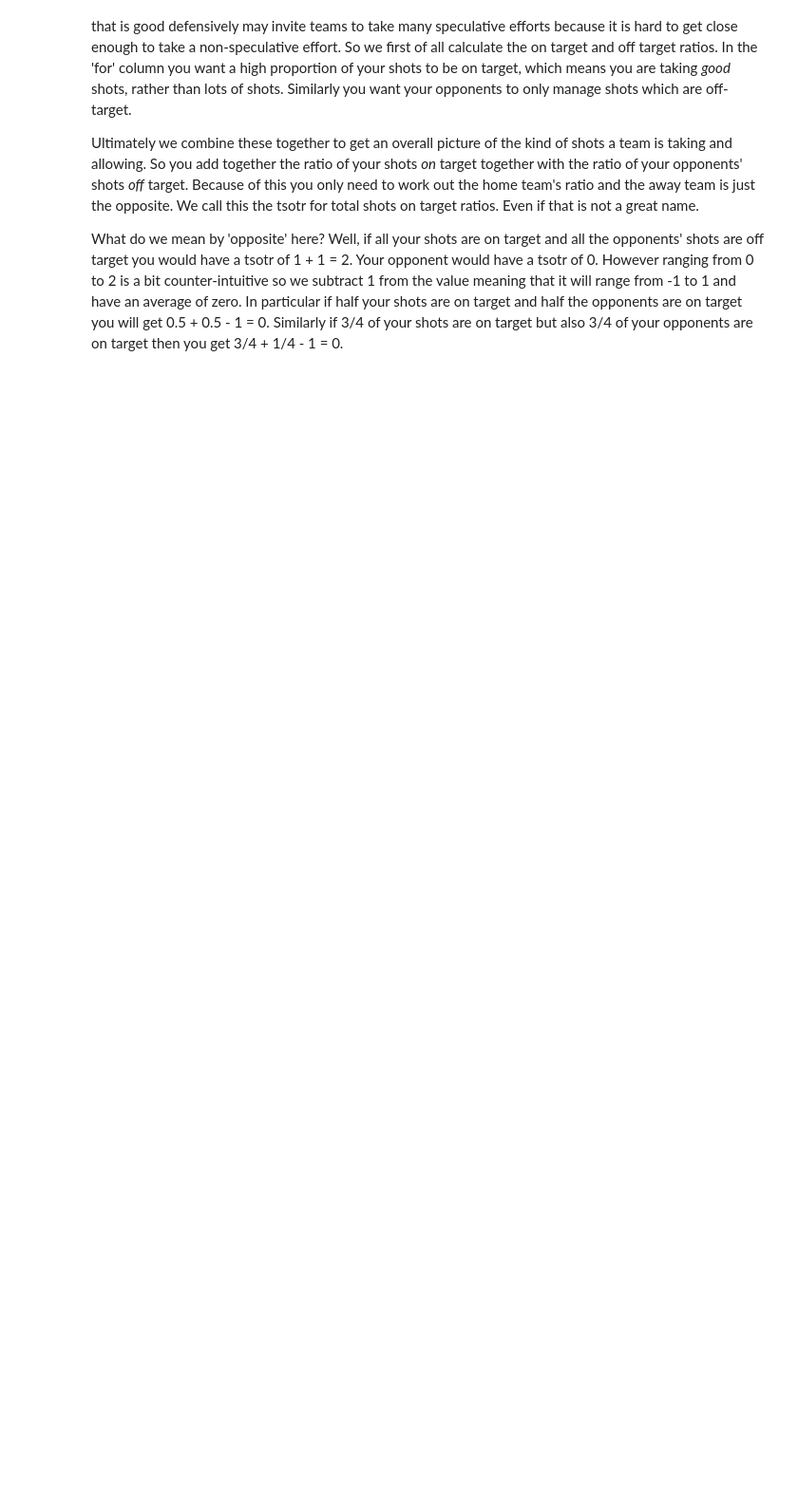
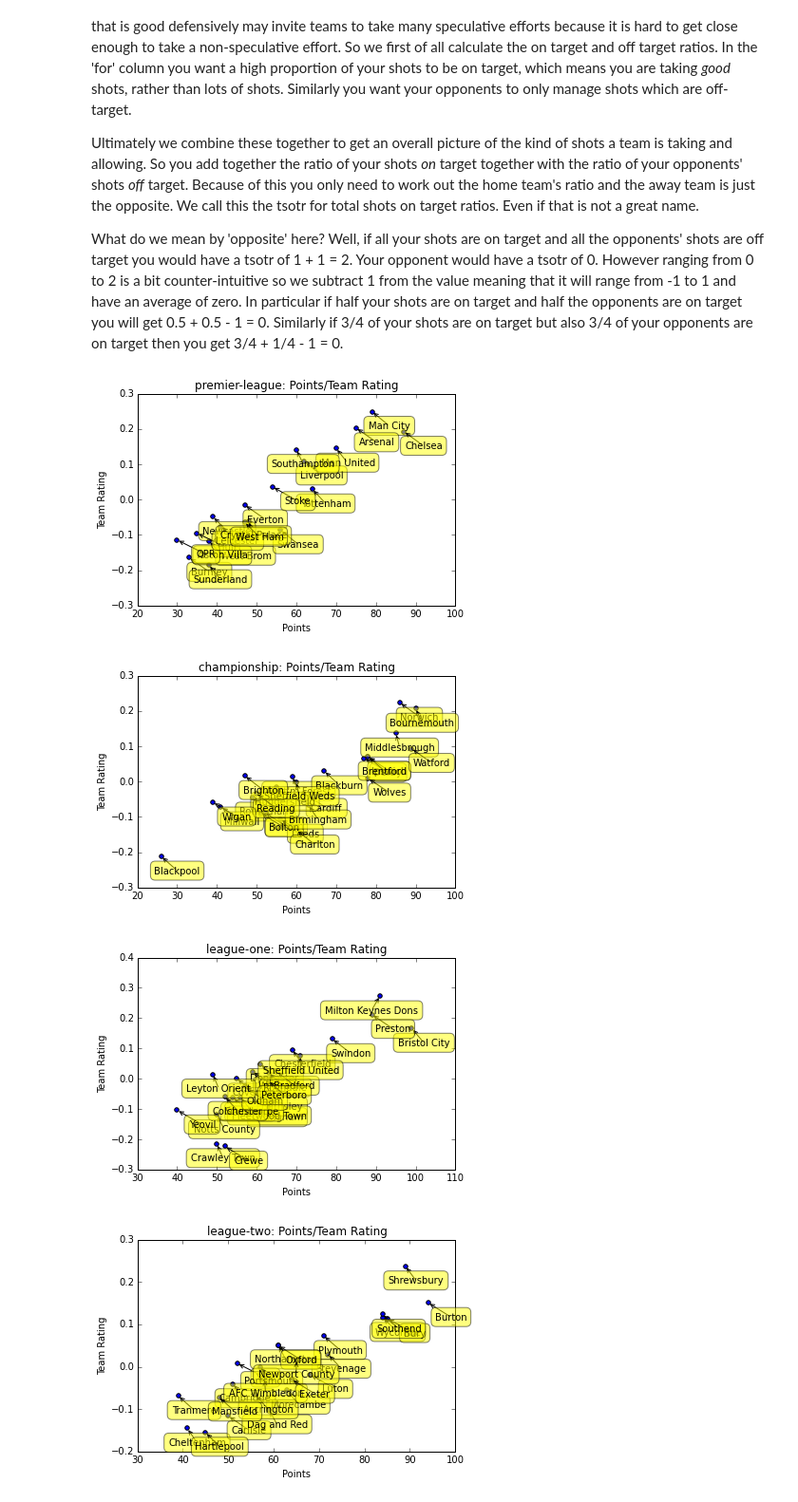
Before and after one commit to allanderek/football-analysis, a Jupyter notebook: LeagueAnalysis.ipynb, the cells around one changed output. Shown at 95% size. Drawn from its saved outputs; the diff is of its cells as text; code cells hidden in the pictures; blank space fills up the shorter version.

Commit message:
Factorised the graphing of the leagues a bit more.

```diff
--- a/LeagueAnalysis.ipynb
+++ b/LeagueAnalysis.ipynb
@@ -165,6 +176,7 @@ class TeamStats(object):
         self.goals_sot_for_ratio = clean_ratio(self.goals_for, self.sot_for, default=0.0)
         self.goals_sot_against_ratio = clean_ratio(self.goals_against, self.sot_against, default=0.0)
         self.pdo = self.goals_sot_for_ratio - self.goals_sot_against_ratio
+        self.team_rating = get_team_rating(self.pdo, self.tsotr, self.tsr)
 # %%
 def get_stats(team, games, filter_fun):
     return TeamStats(team, [g for g in games if filter_fun(team, g)])
@@ -173,3 +185,46 @@ for league in leagues:
     league.team_stats = {t: get_stats(t, league.matches, involved_in_game) for t in league.teams}
     league.home_team_stats = {t: get_stats(t, league.matches, is_home_game) for t in league.teams}
     league.away_team_stats = {t: get_stats(t, league.matches, is_away_game) for t in league.teams}
+# %%
+def scatter_stats(league, title='', xlabel='', ylabel='',
+                             get_x_stat=None, get_y_stat=None,
+                             annotate_teams=None):
+    if annotate_teams is None:
+        annotate_teams = league.teams
+    plot.title(title)
+    plot.xlabel(xlabel)
+    plot.ylabel(ylabel)
+    for team in league.teams:
+        x_stat = get_x_stat(league, team)
+        y_stat = get_y_stat(league, team)
+        plot.scatter(x_stat, y_stat)
+        if team in annotate_teams:
+            plot.annotate(team, xy = (x_stat, y_stat),
+                          xytext = (40, -20),
+                          textcoords = 'offset points', ha = 'right', va = 'bottom',
+                          bbox = dict(boxstyle = 'round,pad=0.5', fc = 'yellow', alpha = 0.5),
+                          arrowprops = dict(arrowstyle = '->', connectionstyle = 'arc3,rad=0'))
+    plot.show()
+    plot.close()
+# %%
+def graph_leagues(x_label, y_label, get_x_stat=None, get_y_stat=None):
+    """ This only works if the x and y stats are attributes of a TeamStat object """
+    def get_stat_from_label(label):
+            stat_name = label.replace(' ', '_').lower()
+            return lambda league, team: getattr(league.team_stats[team], stat_name)
+    if get_x_stat is None:
+        get_x_stat = get_stat_from_label(x_label)
+    if get_y_stat is None:
+        get_y_stat = get_stat_from_label(y_label)
+    for league in leagues:
+        scatter_stats(league, title='{0}: {1}/{2}'.format(league.title, x_label, y_label),
+                      xlabel=x_label, ylabel=y_label,
+                      get_x_stat=get_x_stat, get_y_stat=get_y_stat
+                      )
+# %%
+graph_leagues('Points', 'Team Rating')
+# %% [output]
+[figure, added]
+[figure, added]
+[figure, added]
+[figure, added]
```
Also changed, not shown: parts of 22 cells of this notebook.
